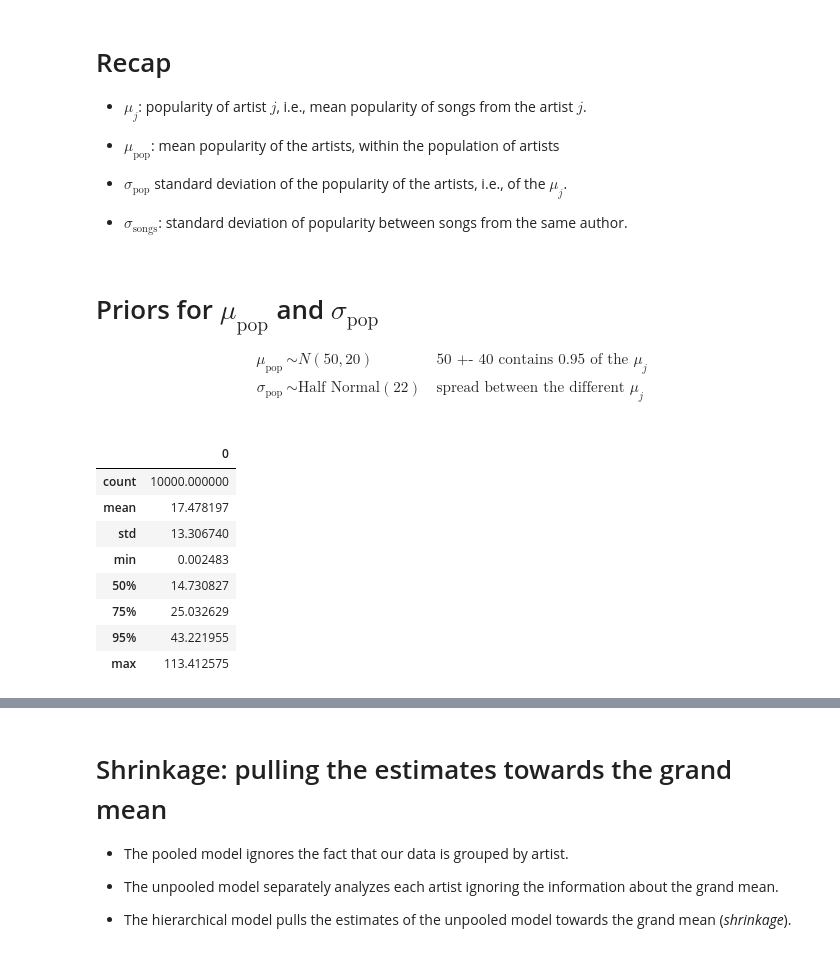
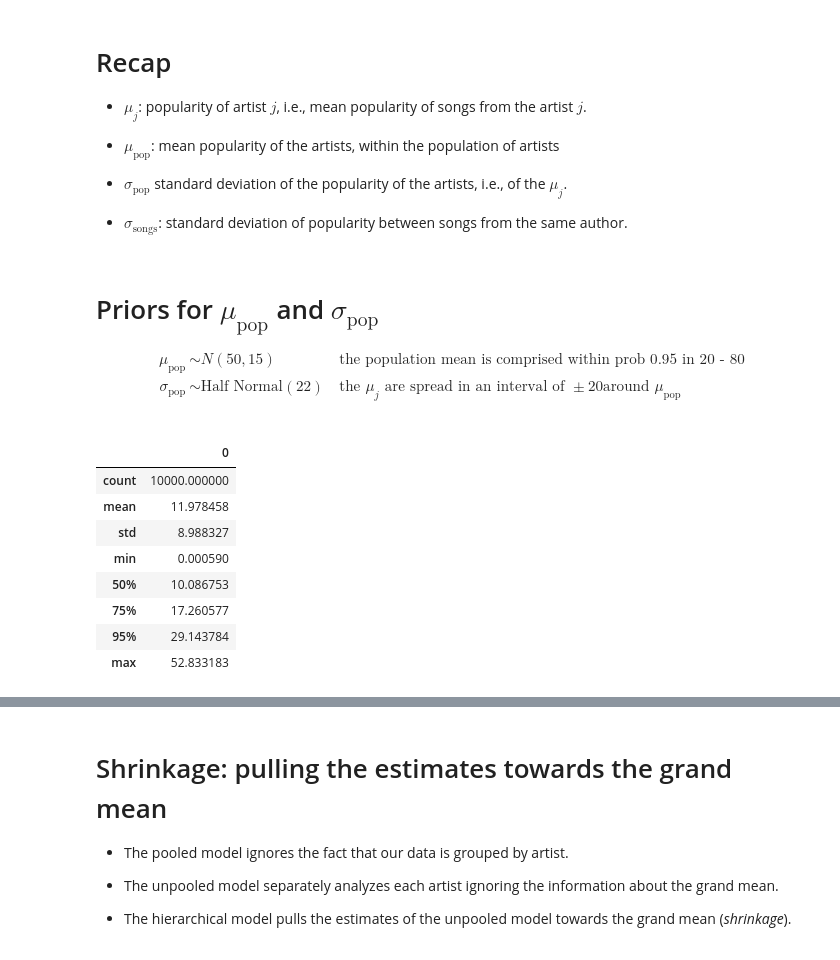
Before and after one commit to gcorani/bda, a Jupyter notebook: 4-normal-hierarchical-model.ipynb, the cells around one changed output, grey strips where cells are left out. Drawn from its saved outputs; the diff is of its cells as text; code cells hidden in the pictures.

```diff
--- a/4-normal-hierarchical-model.ipynb
+++ b/4-normal-hierarchical-model.ipynb
@@ -651,23 +600,24 @@ $$ \mu_j \sim N(\mu_{\text{pop}}, \sigma_{\text{pop}}) $$
 # Priors for  $\mu_{\text{pop}}$ and  $\sigma_{\text{pop}}$
 
 \begin{align*}
-\mu_{\text{pop}}    & \sim N(50, 20) && \text{50 +- 40 contains 0.95 of the } \mu_j \\
-\sigma_{\text{pop}} & \sim \text{Half Normal}(22)    && \text{spread between the different } \mu_j  \\
+\mu_{\text{pop}}    & \sim N(50, 15) && \text{the population mean is comprised within prob 0.95 in 20 - 80} \\
+\sigma_{\text{pop}} & \sim \text{Half Normal}(22)    && \text{the  } \mu_j
+\text{ are spread in an interval of } \pm 20 \text{around } \mu_{\text{pop}}   \\
 \end{align*}
 # %%
 # how to choose the priors on sigma_mu
 # We assume the various mu_j  to vary in 0,100; hence a plausible sigma_mu is 15 (the HN has a long right tail anyway)
-pd.DataFrame(np.abs(np.random.normal(0, scale=22, size=10000))).describe(percentiles=[0.50, 0.75, 0.95])
+pd.DataFrame(np.abs(np.random.normal(0, scale=15, size=10000))).describe(percentiles=[0.50, 0.75, 0.95])
 # %% [output]
 |  | 0 |
 | count | 10000.000000 |
-| mean | 17.478197 |
-| std | 13.306740 |
-| min | 0.002483 |
-| 50% | 14.730827 |
-| 75% | 25.032629 |
-| 95% | 43.221955 |
-| max | 113.412575 |
+| mean | 11.978458 |
+| std | 8.988327 |
+| min | 0.000590 |
+| 50% | 10.086753 |
+| 75% | 17.260577 |
+| 95% | 29.143784 |
+| max | 52.833183 |
 # %%
 n_artist = len(artist_count) #44
 
```
Also changed, not shown: parts of 29 cells of this notebook.
